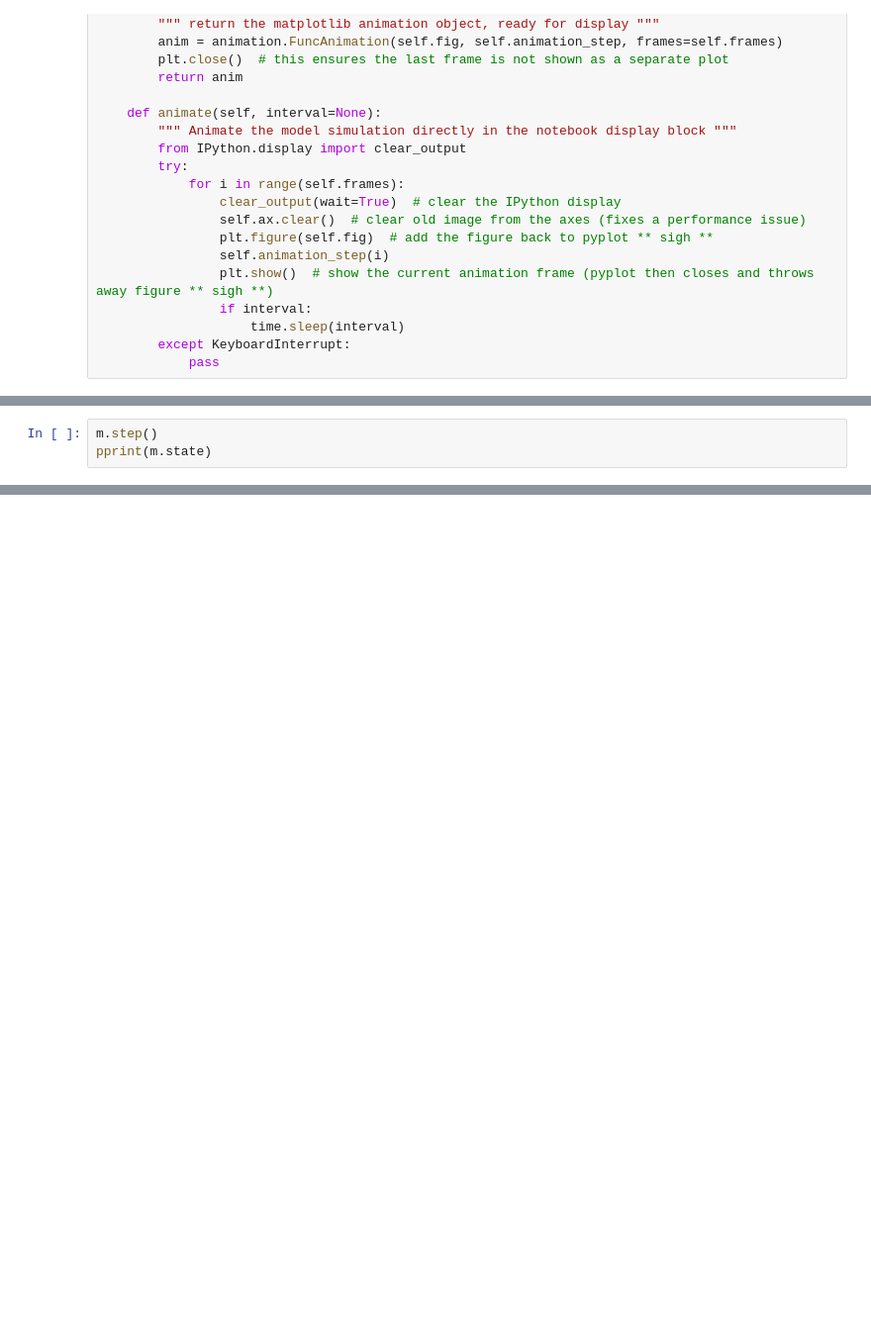
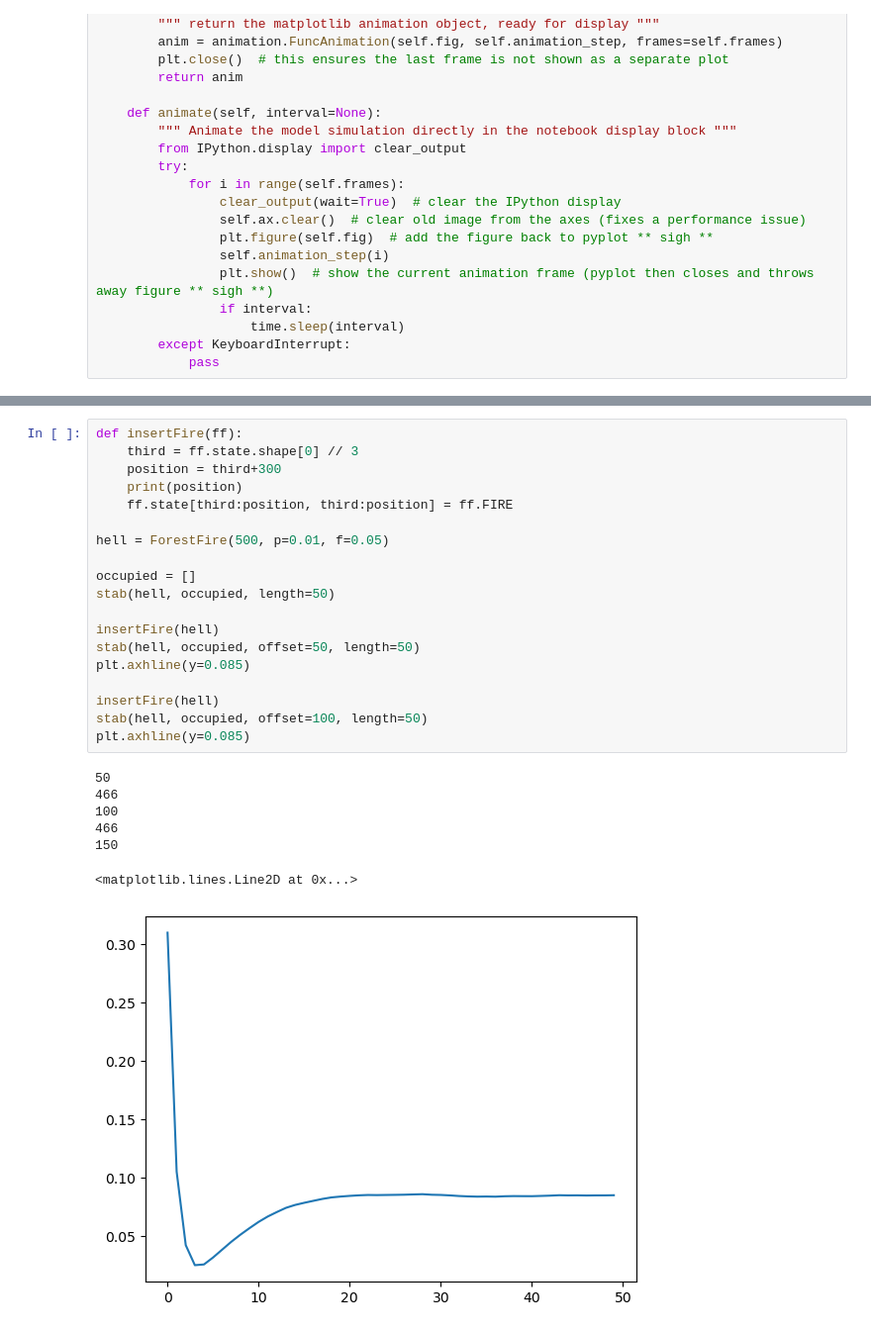
Before and after one commit to CounterCookie/cap-comp215, a Jupyter notebook: labs/project 2.ipynb, the cells around one changed output, grey strips where cells are left out. Shown at 99% size. Saved outputs shown, nothing was run; the diff lists cells and outputs as text; blank space fills up the shorter version.

```diff
--- a/labs/project 2.ipynb
+++ b/labs/project 2.ipynb
@@ -236,3 +87,0 @@ array([[1],
-# %%
-m.step()
-pprint(m.state)
@@ -433,0 +343,27 @@ What does that tell you about the number of "attractors" in this system?
+# %%
+def insertFire(ff):
+    third = ff.state.shape[0] // 3
+    position = third+300
+    print(position)
+    ff.state[third:position, third:position] = ff.FIRE
+
+hell = ForestFire(500, p=0.01, f=0.05)
+
+occupied = []
+stab(hell, occupied, length=50)
+
+insertFire(hell)
+stab(hell, occupied, offset=50, length=50)
+plt.axhline(y=0.085)
+
+insertFire(hell)
+stab(hell, occupied, offset=100, length=50)
+plt.axhline(y=0.085)
+# %% [output]
+50
+466
+100
+466
+150
+<matplotlib.lines.Line2D at 0x...>
+[figure, added]
```
Also changed, not shown: parts of 51 cells of this notebook.
